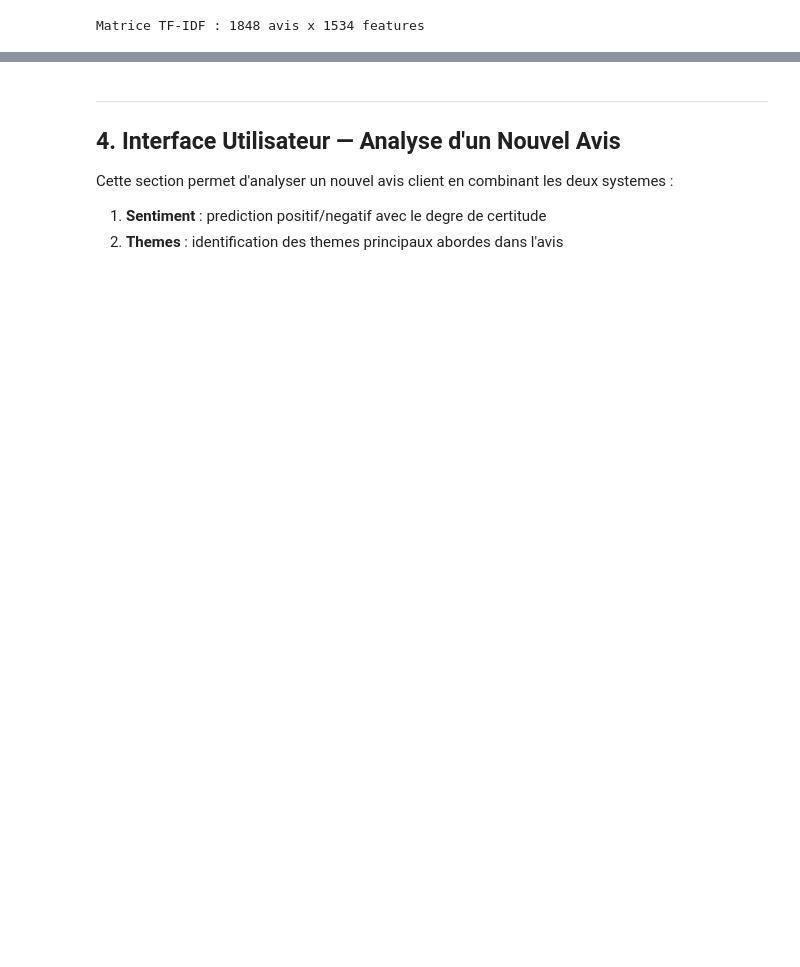
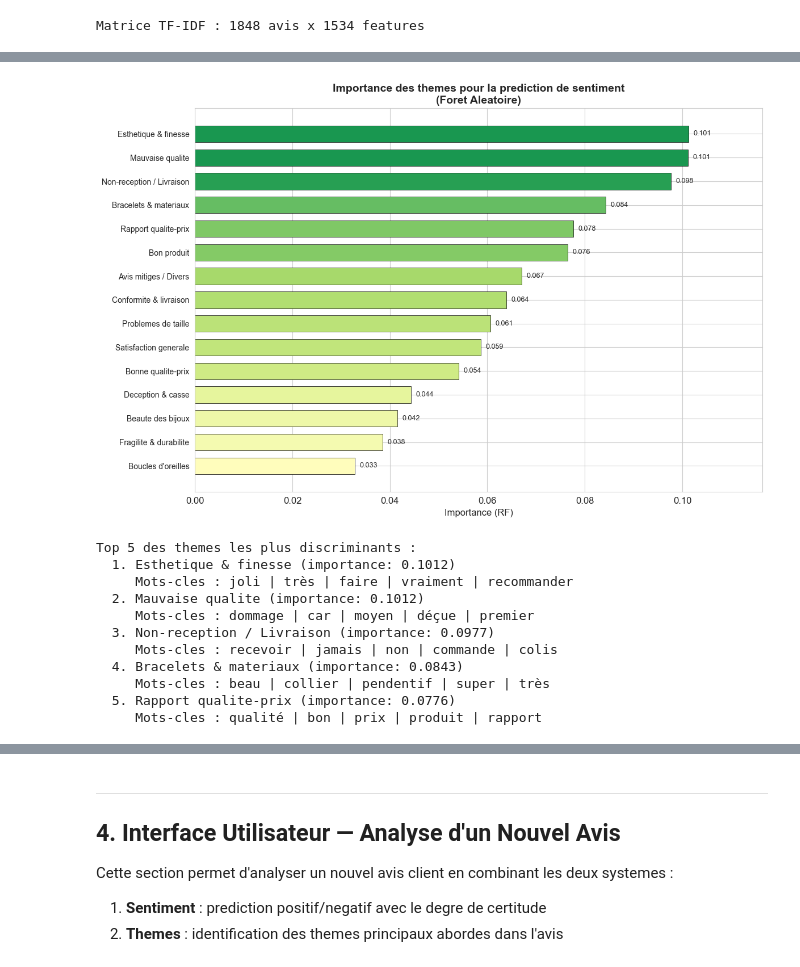
Before and after one commit to loiccotte/SAE-5.03-Datamining, a Jupyter notebook: SAE_503_Livrable_Final.ipynb, the cells around one changed output, grey strips where cells are left out. Saved outputs shown, nothing was run; the diff lists cells and outputs as text; code cells hidden in the pictures; blank space fills up the shorter version.

```diff
--- a/SAE_503_Livrable_Final.ipynb
+++ b/SAE_503_Livrable_Final.ipynb
@@ -189,15 +231,15 @@ pipeline_sentiment = Pipeline([
     ('features', FeatureUnion([
         ('mots', TfidfVectorizer(
             analyzer='word', ngram_range=(1, 3),
-            sublinear_tf=True, min_df=2, max_df=0.8, lowercase=True
+            sublinear_tf=True, min_df=3, max_df=0.8, lowercase=True
         )),
         ('caracteres', TfidfVectorizer(
-            analyzer='char_wb', ngram_range=(3, 5),
+            analyzer='char_wb', ngram_range=(2, 5),
             sublinear_tf=True, min_df=3, max_df=0.9, lowercase=True
         )),
     ])),
     ('classifieur', LogisticRegression(
-        C=20, penalty='l2', solver='lbfgs', max_iter=1000
+        C=1, penalty='l2', solver='lbfgs', max_iter=1000
     )),
 ])
 
@@ -524,0 +504,49 @@ for _, row in themes_retenus.iterrows():
+# %%
+# ── Visualisation de l'importance des themes ─────────────────────────────────
+fig, ax = plt.subplots(figsize=(12, 8))
+
+# Tri par importance decroissante (de haut en bas)
+df_plot = df_themes.sort_values('Importance (RF)', ascending=True)
+
+# Couleur degradee selon l'importance
+norm_imp = df_plot['Importance (RF)'] / df_plot['Importance (RF)'].max()
+couleurs_bar = [plt.cm.RdYlGn(0.3 + 0.6 * v) for v in norm_imp]
+
+bars = ax.barh(range(len(df_plot)), df_plot['Importance (RF)'],
+               color=couleurs_bar, edgecolor='black', linewidth=0.5, height=0.7)
+
+# Labels avec espacement suffisant
+ax.set_yticks(range(len(df_plot)))
+ax.set_yticklabels(df_plot['Nom'].values, fontsize=10)
+
+ax.set_title('Importance des themes pour la prediction de sentiment\n(Foret Aleatoire)',
+             fontsize=14, fontweight='bold')
+ax.set_xlabel('Importance (RF)', fontsize=12)
+
+# Valeurs sur les barres
+for i, (_, row) in enumerate(df_plot.iterrows()):
+    ax.text(row['Importance (RF)'] + 0.001, i, f'{row["Importance (RF)"]:.3f}',
+            va='center', fontsize=9)
+
+ax.set_xlim(0, df_plot['Importance (RF)'].max() * 1.15)
+plt.tight_layout()
+plt.show()
+
+# Top 5 themes
+print('\nTop 5 des themes les plus discriminants :')
+for i, (_, row) in enumerate(df_themes.head(5).iterrows()):
+    print(f'  {i+1}. {row["Nom"]} (importance: {row["Importance (RF)"]:.4f})')
+    print(f'     Mots-cles : {row["Mots-cles"]}')
+# %% [output]
+[figure, added]
+Top 5 des themes les plus discriminants :
+  1. Esthetique & finesse (importance: 0.1012)
+     Mots-cles : joli | très | faire | vraiment | recommander
+  2. Mauvaise qualite (importance: 0.1012)
+     Mots-cles : dommage | car | moyen | déçue | premier
+  3. Non-reception / Livraison (importance: 0.0977)
+     Mots-cles : recevoir | jamais | non | commande | colis
+  4. Bracelets & materiaux (importance: 0.0843)
+     Mots-cles : beau | collier | pendentif | super | très
+  5. Rapport qualite-prix (importance: 0.0776)
+     Mots-cles : qualité | bon | prix | produit | rapport
```
Also changed, not shown: parts of 24 cells of this notebook, 1 other file.
